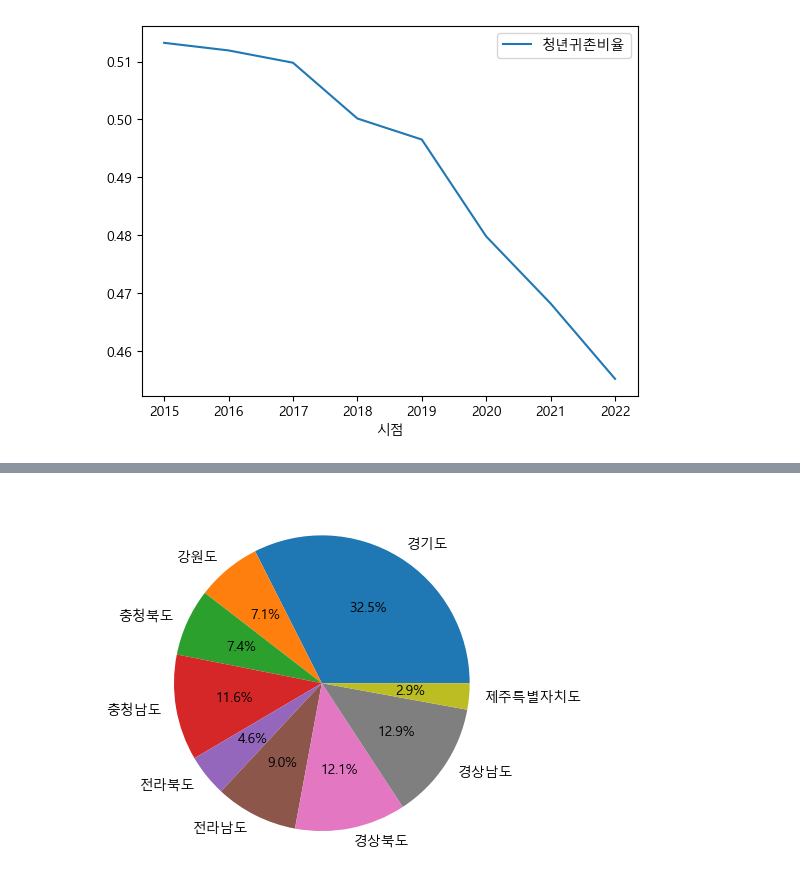
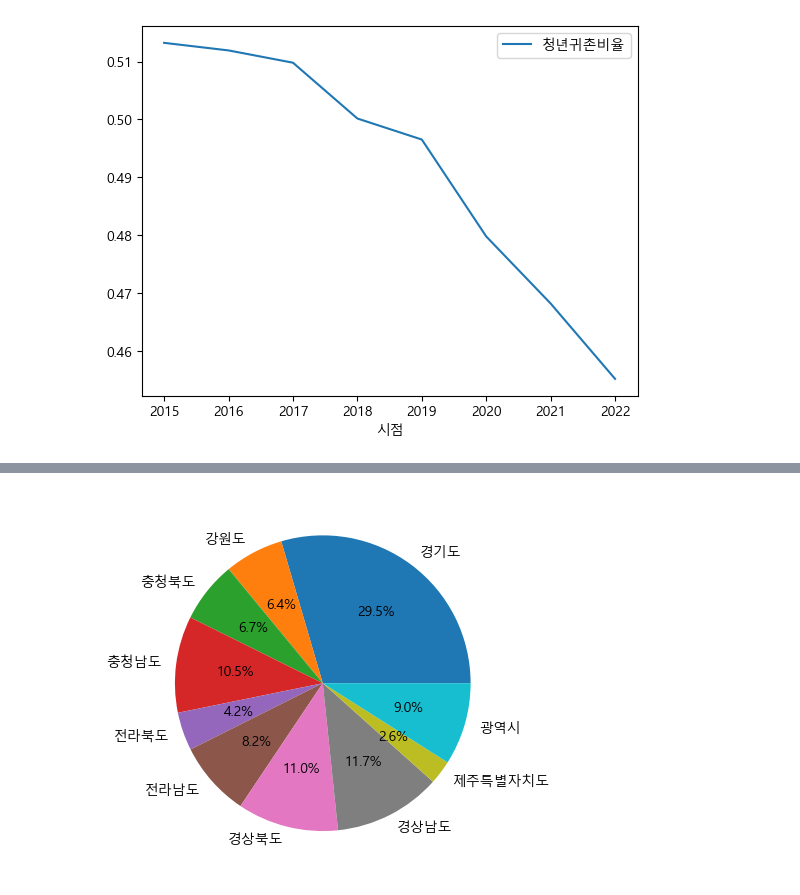
Before and after one commit to Aphian/data_science, a Jupyter notebook: 2_시각화.ipynb, the cells around one changed output, grey strips where cells are left out. Drawn from its saved outputs; the diff is of its cells as text; code cells hidden in the pictures.

```diff
--- a/2_시각화.ipynb
+++ b/2_시각화.ipynb
@@ -247,5 +270,3 @@ home_rate.plot(y = '청년귀촌비율')
 # %%
 total_region_home_sum = pd.read_csv('./data/연도별_지역간_귀촌인.csv')
 total_region_home_sum.rename(columns={'Unnamed: 0': '구별'}, inplace=True)
-# %%
-total_region_home_sum.drop(index=14, inplace=True)
@@ -251,0 +279,6 @@ total_region_home_sum.drop(index=14, inplace=True)
+# %%
+test=total_region_home_sum[:4].sum()
+test_2 = pd.DataFrame(test).loc['구별'] = '광역시'
+test = pd.DataFrame(test)
+total_home_sum=pd.concat([total_region_home_sum, test.T], ignore_index=True)
+total_home_sum
@@ -252,7 +302,7 @@ total_region_home_sum.drop(index=14, inplace=True)
 # %%
-plt.pie(total_region_home_sum[5:]['합계'], labels=total_region_home_sum[5:]['구별'],
+plt.pie(total_home_sum[5:]['합계'], labels=total_home_sum[5:]['구별'],
         autopct='%1.1f%%',
        )
 plt.show()
 # %% [output]
-[figure, old version]
+[figure, new version]
```
Also changed, not shown: parts of 8 cells of this notebook, 1 other file.
